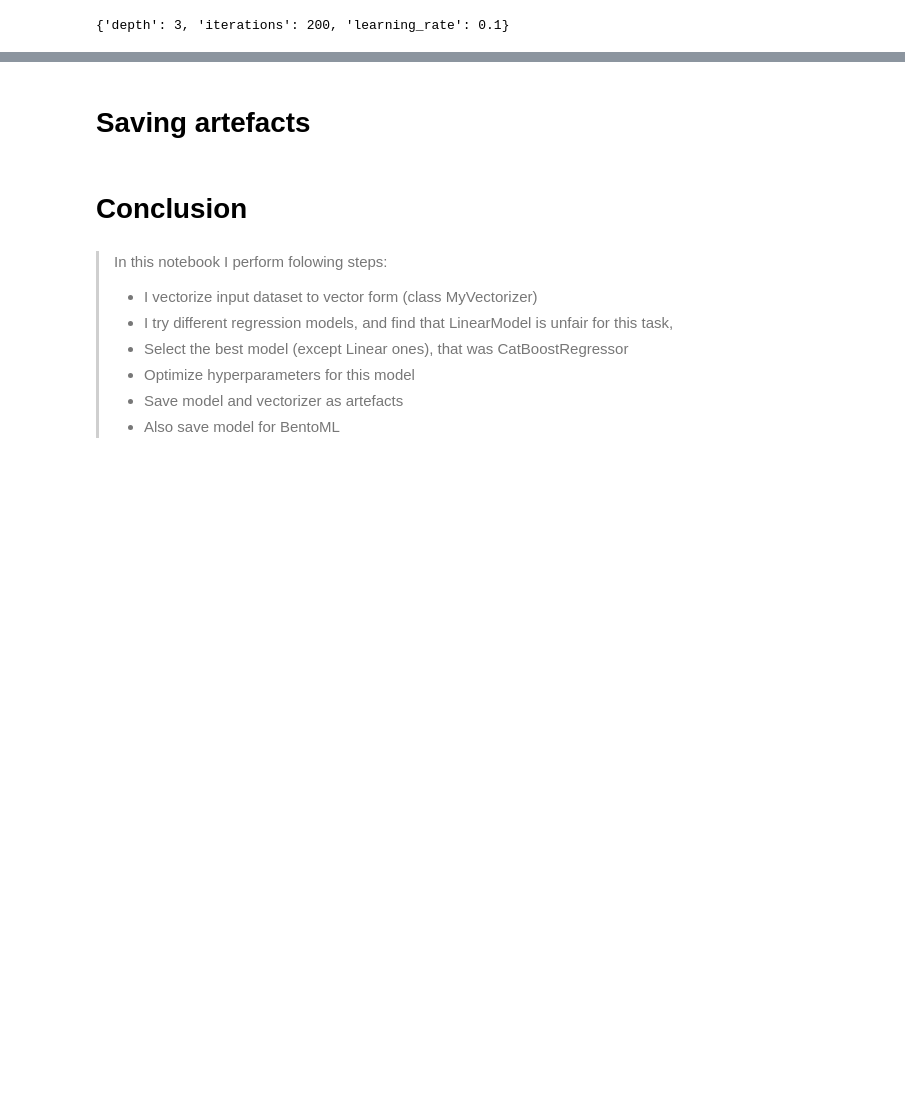
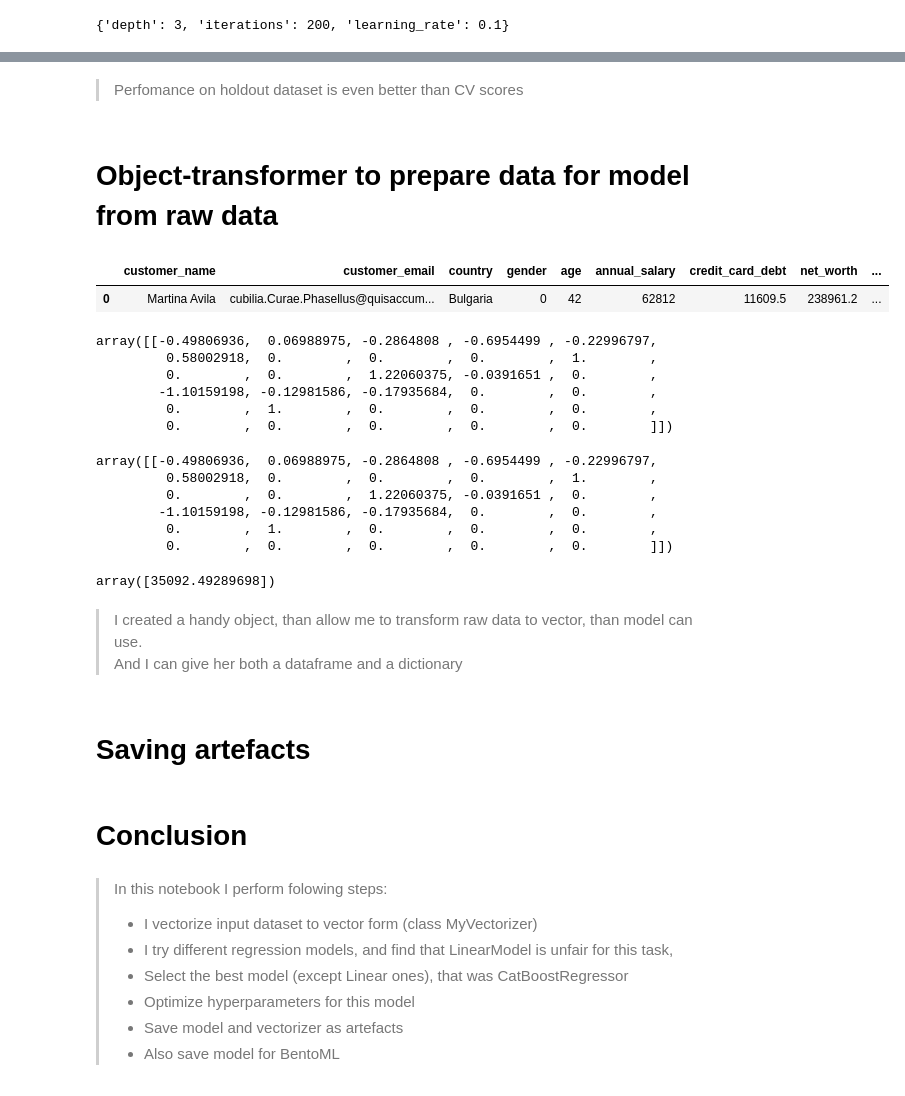
Before and after one commit to rzabolotin/ml_zoomcamp_2022_project_1, a Jupyter notebook: notebooks/2. Model training.ipynb, the cells around one changed output, grey strips where cells are left out. Cells and saved outputs as stored; diff of their text form; code cells hidden in the pictures; blank space fills up the shorter version.

```diff
--- a/notebooks/2. Model training.ipynb
+++ b/notebooks/2. Model training.ipynb
@@ -339,0 +319,4 @@ grid.best_params_
+# %% [markdown]
+> Perfomance on holdout dataset is even better than CV scores
+# %% [markdown]
+# Object-transformer to prepare data for model from raw data
@@ -340,3 +328,45 @@ grid.best_params_
+# %%
+sample_data = {'customer_name': 'Martina Avila',
+               'customer_email': 'cubilia.Curae.Phasellus@quisaccumsanconvallis.edu',
+               'country': 'Bulgaria',
+               'gender': 0,
+               'age': 42,
+               'annual_salary': 62812,
+               'credit_card_debt': 11609.5,
+               'net_worth': 238961.2,
+               'car_purchase_amount': 35320}
+# %%
+sample_data_df = pd.DataFrame.from_dict({k: [v] for k, v in sample_data.items()})
+# %%
+sample_data_df
+# %% [output]
+|  | customer_name | customer_email | country | gender | age | annual_salary | credit_card_debt | net_worth | ... |
+| 0 | Martina Avila | cubilia.Curae.Phasellus@quisaccum... | Bulgaria | 0 | 42 | 62812 | 11609.5 | 238961.2 | ... |
+# %%
+dataPreparation.transform(sample_data_df)
+# %% [output]
+array([[-0.49806936,  0.06988975, -0.2864808 , -0.6954499 , -0.22996797,
+         0.58002918,  0.        ,  0.        ,  0.        ,  1.        ,
+         0.        ,  0.        ,  1.22060375, -0.0391651 ,  0.        ,
+        -1.10159198, -0.12981586, -0.17935684,  0.        ,  0.        ,
+         0.        ,  1.        ,  0.        ,  0.        ,  0.        ,
+         0.        ,  0.        ,  0.        ,  0.        ,  0.        ]])
+# %%
+dataPreparation.transform(sample_data)
+# %% [output]
+array([[-0.49806936,  0.06988975, -0.2864808 , -0.6954499 , -0.22996797,
+         0.58002918,  0.        ,  0.        ,  0.        ,  1.        ,
+         0.        ,  0.        ,  1.22060375, -0.0391651 ,  0.        ,
+        -1.10159198, -0.12981586, -0.17935684,  0.        ,  0.        ,
+         0.        ,  1.        ,  0.        ,  0.        ,  0.        ,
+         0.        ,  0.        ,  0.        ,  0.        ,  0.        ]])
+# %%
+model.predict(dataPreparation.transform(sample_data_df))
+# %% [output]
+array([35092.49289698])
+# %% [markdown]
+> I created a handy object, than allow me to transform raw data to vector, than model can use.
+> And I can give her both a dataframe and a dictionary
 # %% [markdown]
 # Saving artefacts
 # %%
```
Also changed, not shown: parts of 18 cells of this notebook, 8 other files.
